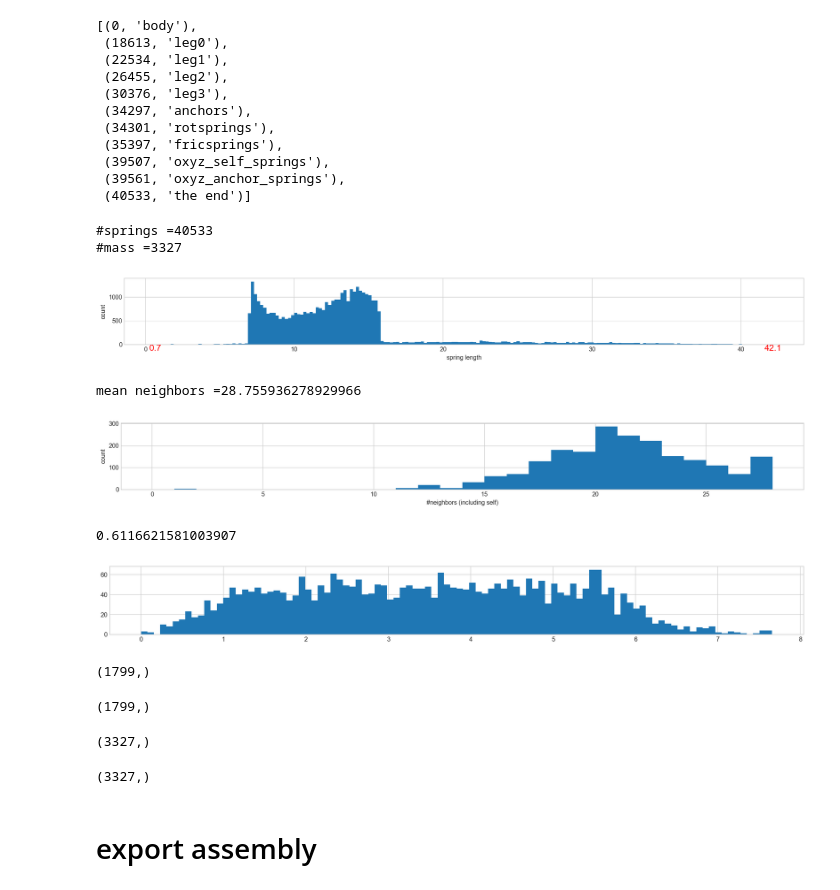
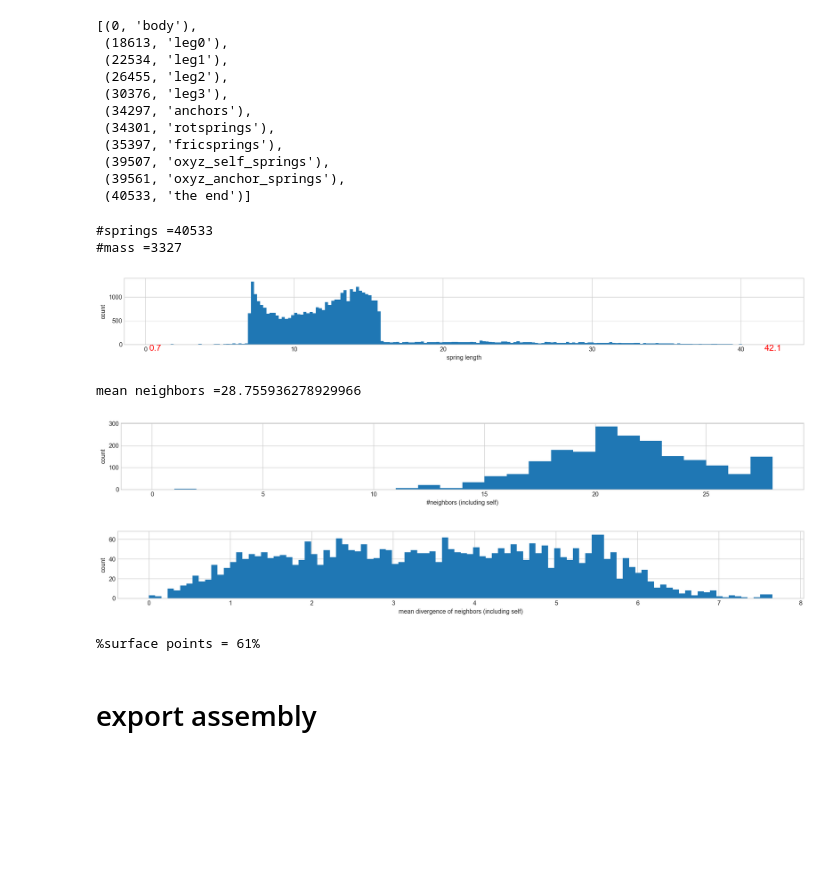
Before and after one commit to boxiXia/FlexipodFast, a Jupyter notebook: src/slicer.ipynb, the cells around one changed output. Cells and saved outputs as stored; diff of their text form; code cells hidden in the pictures; blank space fills up the shorter version.

```diff
--- a/src/slicer.ipynb
+++ b/src/slicer.ipynb
@@ -1219,44 +1219,40 @@ print("#mass =%i"%(len(xyz_all)))
 fig, ax = plt.subplots(figsize=(20,2))
 hist,bin_edges,_ =ax.hist(np.linalg.norm(xyz_all[lines_all[:,0]] - xyz_all[lines_all[:,1]],axis=1),bins=200)
 ax.text(bin_edges[0],0,f"{bin_edges[0]:.1f}",ha="center",va="top",fontsize="x-large",color='r')
 ax.text(bin_edges[-1],0,f"{bin_edges[-1]:.1f}",ha="center",va="top",fontsize="x-large",color='r')
 ax.set_xlabel("spring length")
 ax.set_ylabel("count")
 plt.show()
 
 neighbor_counts = np.array([len(neighbor) for neighbor in neighbors])
 print(f"mean neighbors ={np.mean(neighbor_counts)}")
 fig, ax = plt.subplots(figsize=(20,2))
 hist,bin_edges,patches =ax.hist(neighbor_counts,bins=28,range=(0,28))
 ax.set_xlabel("#neighbors (including self)")
 ax.set_ylabel("count")
 plt.show()
 
 
 # average divergence of the neighbors from a point
 average_divergence = np.linalg.norm([xyz_all[n].mean(axis=0)-xyz_all[n[0]] for n in neighbors],axis=1)
 fig, ax = plt.subplots(figsize=(20,2))
 hist,bin_edges,patches =ax.hist(average_divergence,bins=100)
+ax.set_xlabel("mean divergence of neighbors (including self)")
+ax.set_ylabel("count")
+plt.show()
 
+# is_suface is boolean array to specify wether the point is near the surface, useful for applying contraints
 is_suface = np.logical_or(average_divergence>0.6*radius_poisson,neighbor_counts<25)
 is_suface[id_xyzs_edges[n_parts]:]=False # only body parts are considered
-is_suface.sum()/len(is_suface)
+print(f"%surface points = {is_suface.sum()/len(is_suface)*100:.0f}%")
 # %% [output]
 #springs =40533
 #mass =3327
 [figure]
 mean neighbors =28.755936278929966
 [figure]
+[figure, new version]
-0.6116621581003907
+%surface points = 61%
-[figure, old version]
-# %%
-np.logical_or(average_divergence>0.6*radius_poisson,neighbor_counts<25).shape
-# %% [output]
-(1799,)
-# %%
-neighbor_counts.shape
-# %% [output]
-(1799,)
 # %%
 colors_all_check = np.copy(colors_all)
 colors_all_check[is_suface]=(0,1,1)
@@ -1264,14 +1260,6 @@ colors_all_check[is_suface]=(0,1,1)
 pcd_assembly.colors = o3d.utility.Vector3dVector(colors_all_check)
 
 lsd_assembly.colors = o3d.utility.Vector3dVector((colors_all_check[lines_all[:,0]]+colors_all_check[lines_all[:,1]])/2)
-# %%
-is_suface.shape
-# %% [output]
-(3327,)
-# %%
-is_suface.shape
-# %% [output]
-(3327,)
 # %%
 o3d.visualization.draw_geometries([pcd_assembly,lsd_assembly,coord_frame]+axes)
 # o3d.visualization.draw_geometries([pcd_assembly,coord_frame]+axes)
```
Also changed, not shown: parts of 1 cell of this notebook, 5 other files.
